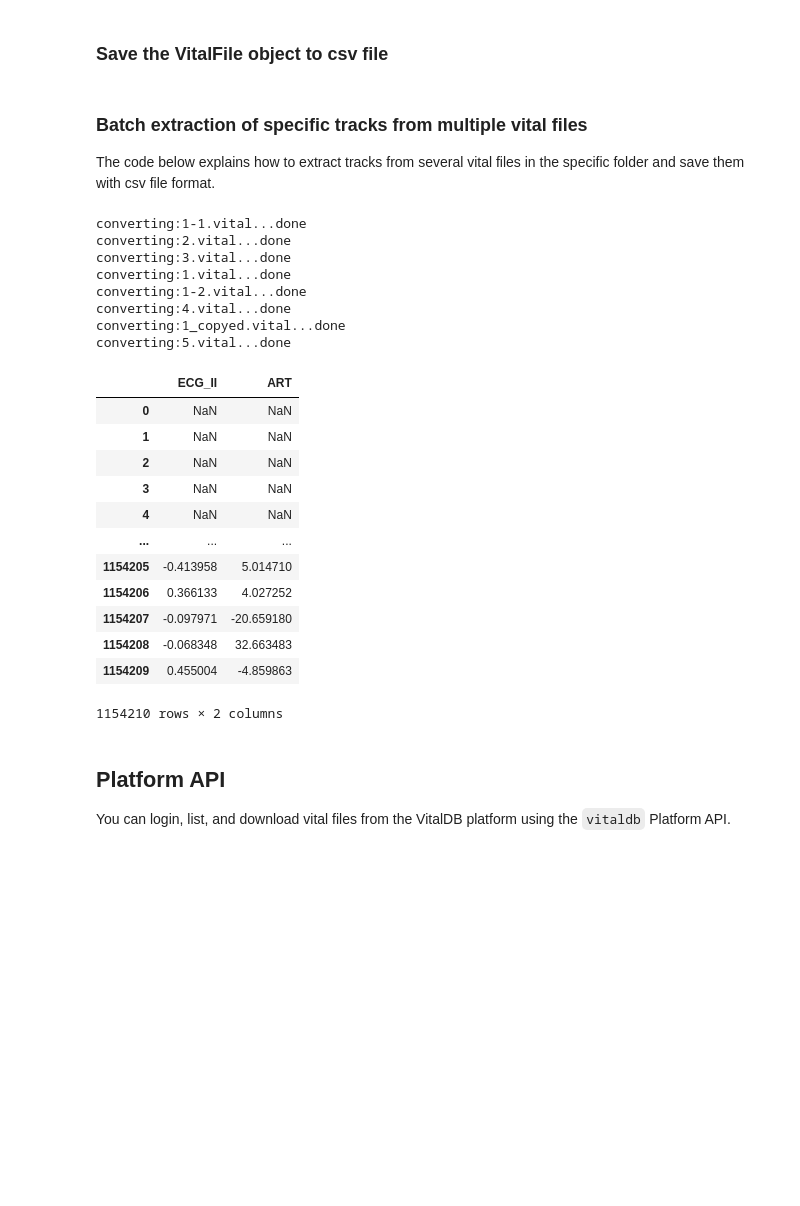
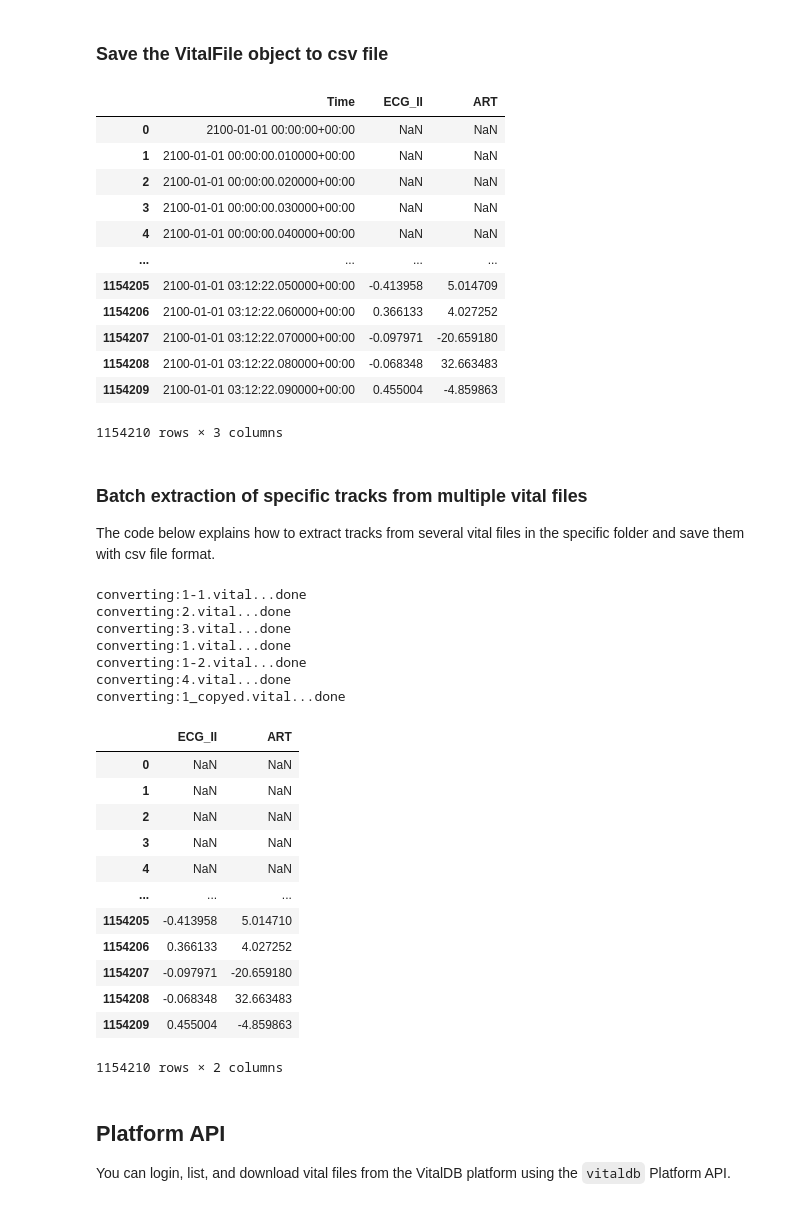
Before and after one commit to vitaldb/examples, a Jupyter notebook: vitaldb_python_library.ipynb, the cells around one changed output. Cells and saved outputs as stored; diff of their text form; code cells hidden in the pictures; blank space fills up the shorter version.

```diff
--- a/vitaldb_python_library.ipynb
+++ b/vitaldb_python_library.ipynb
@@ -201,24 +208,40 @@ True
 # %% [markdown]
 ### Save the VitalFile object to csv file
 # %%
-vf.to_csv('1.csv', ['ECG_II', 'ART'], 1/100)
+vf.to_csv('1.csv', ['ECG_II', 'ART'], 1/100, return_datetime=True)
+
+import pandas as pd
+pd.read_csv('1.csv')
+# %% [output]
+|  | Time | ECG_II | ART |
+| 0 | 2100-01-01 00:00:00+00:00 | NaN | NaN |
+| 1 | 2100-01-01 00:00:00.010000+00:00 | NaN | NaN |
+| 2 | 2100-01-01 00:00:00.020000+00:00 | NaN | NaN |
+| 3 | 2100-01-01 00:00:00.030000+00:00 | NaN | NaN |
+| 4 | 2100-01-01 00:00:00.040000+00:00 | NaN | NaN |
+| ... | ... | ... | ... |
+| 1154205 | 2100-01-01 03:12:22.050000+00:00 | -0.413958 | 5.014709 |
+| 1154206 | 2100-01-01 03:12:22.060000+00:00 | 0.366133 | 4.027252 |
+| 1154207 | 2100-01-01 03:12:22.070000+00:00 | -0.097971 | -20.659180 |
+| 1154208 | 2100-01-01 03:12:22.080000+00:00 | -0.068348 | 32.663483 |
+| 1154209 | 2100-01-01 03:12:22.090000+00:00 | 0.455004 | -4.859863 |
+1154210 rows × 3 columns
 # %% [markdown]
 ### Batch extraction of specific tracks from multiple vital files
 The code below explains how to extract tracks from several vital files in the specific folder and save them with csv file format.
 # %%
 import os
-IDIR = '.'  # current directory
+
 TRACK_NAMES = ['ECG_II', 'ART']
-for filename in os.listdir(IDIR):
+for filename in os.listdir('.'):  # iterate files
     if filename.endswith('.vital'):
         print('converting:' + filename, end='...', flush=True)
-        vf = vitaldb.VitalFile(IDIR + '/' + filename, TRACK_NAMES)
-        vf.to_csv(filename + '.csv', TRACK_NAMES, 1/100)
+        vf = vitaldb.VitalFile(filename, TRACK_NAMES)  # read vital file
+        vf.to_csv(filename + '.csv.gz', TRACK_NAMES, 1/100)  # save as compressed csv
         print('done')
 
 import pandas as pd
-df = pd.read_csv('1.csv')
-df
+pd.read_csv('1.vital.csv.gz')
 # %% [output]
 converting:1-1.vital...done
 converting:2.vital...done
@@ -227,7 +250,6 @@ converting:1.vital...done
 converting:1-2.vital...done
 converting:4.vital...done
 converting:1_copyed.vital...done
-converting:5.vital...done
 |  | ECG_II | ART |
 | 0 | NaN | NaN |
 | 1 | NaN | NaN |
```
Also changed, not shown: parts of 16 cells of this notebook.
